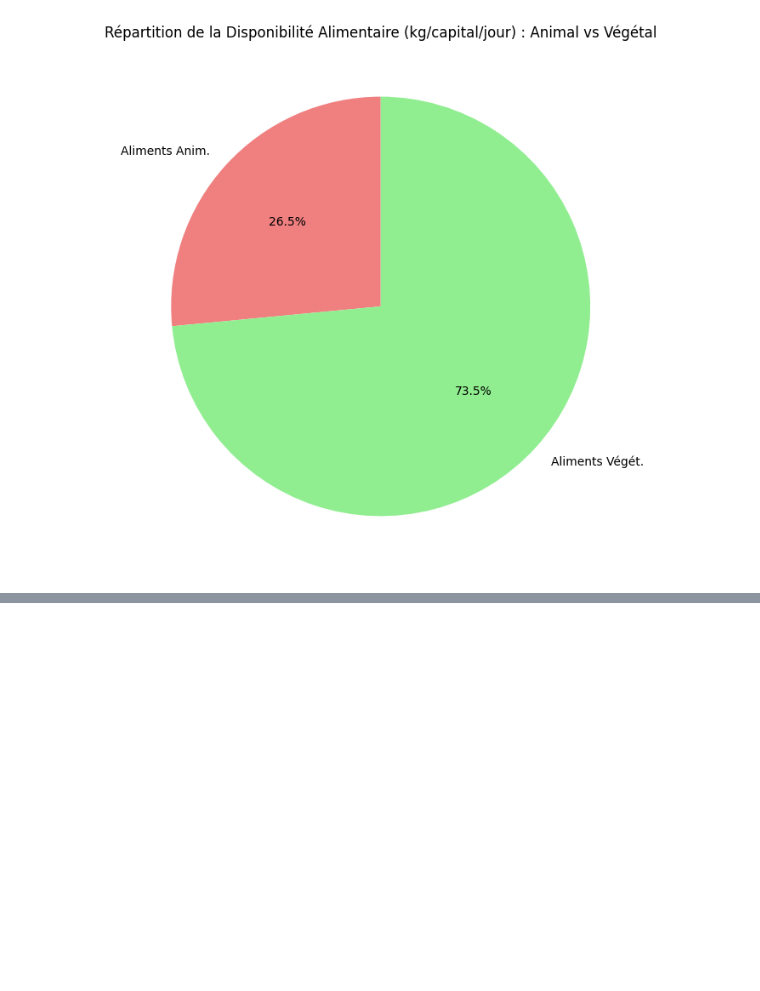
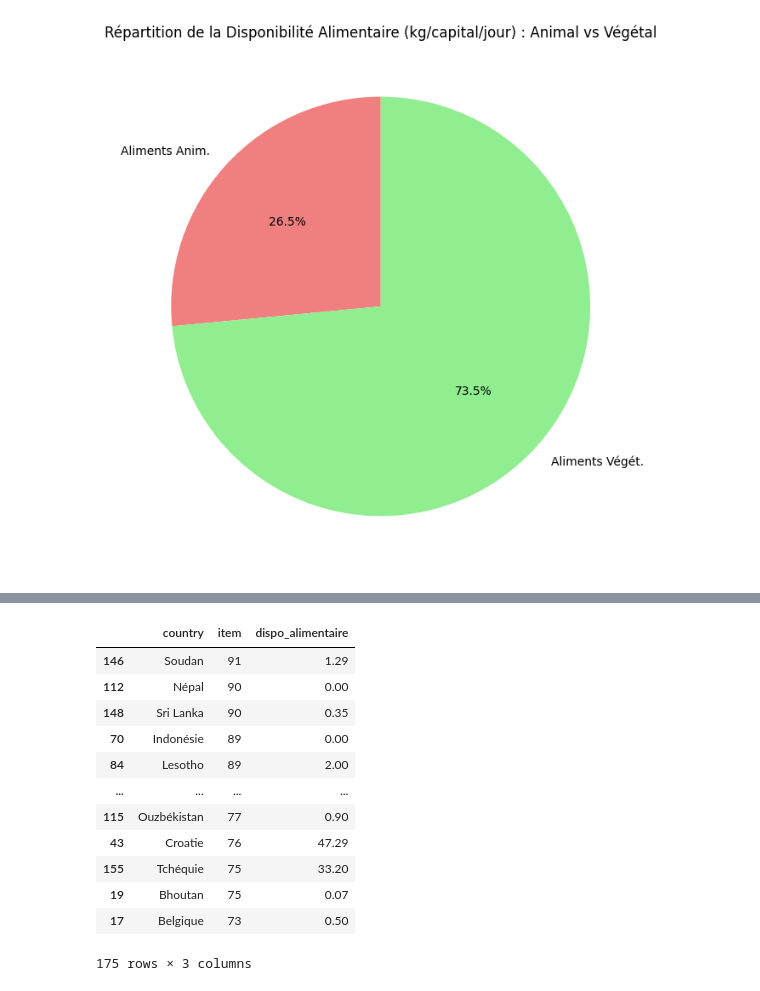
Before and after one commit to Melobgn/Brief-pandas-SEM, a Jupyter notebook: dataframes.ipynb, the cells around one changed output, grey strips where cells are left out. Cells and saved outputs as stored; diff of their text form; code cells hidden in the pictures; blank space fills up the shorter version.

```diff
--- a/dataframes.ipynb
+++ b/dataframes.ipynb
@@ -490,0 +525,19 @@ plt.show()
+# %%
+diversite_df['dispo_alimentaire'] = df['food_supply_quantity_(kg/capital/day)']
+diversite_df
+
+# diversite_df.head(20).plot(kind='bar', x='country', logy=True)
+# %% [output]
+|  | country | item | dispo_alimentaire |
+| 146 | Soudan | 91 | 1.29 |
+| 112 | Népal | 90 | 0.00 |
+| 148 | Sri Lanka | 90 | 0.35 |
+| 70 | Indonésie | 89 | 0.00 |
+| 84 | Lesotho | 89 | 2.00 |
+| ... | ... | ... | ... |
+| 115 | Ouzbékistan | 77 | 0.90 |
+| 43 | Croatie | 76 | 47.29 |
+| 155 | Tchéquie | 75 | 33.20 |
+| 19 | Bhoutan | 75 | 0.07 |
+| 17 | Belgique | 73 | 0.50 |
+175 rows × 3 columns
```
Also changed, not shown: parts of 6 cells of this notebook, 4 other files.
